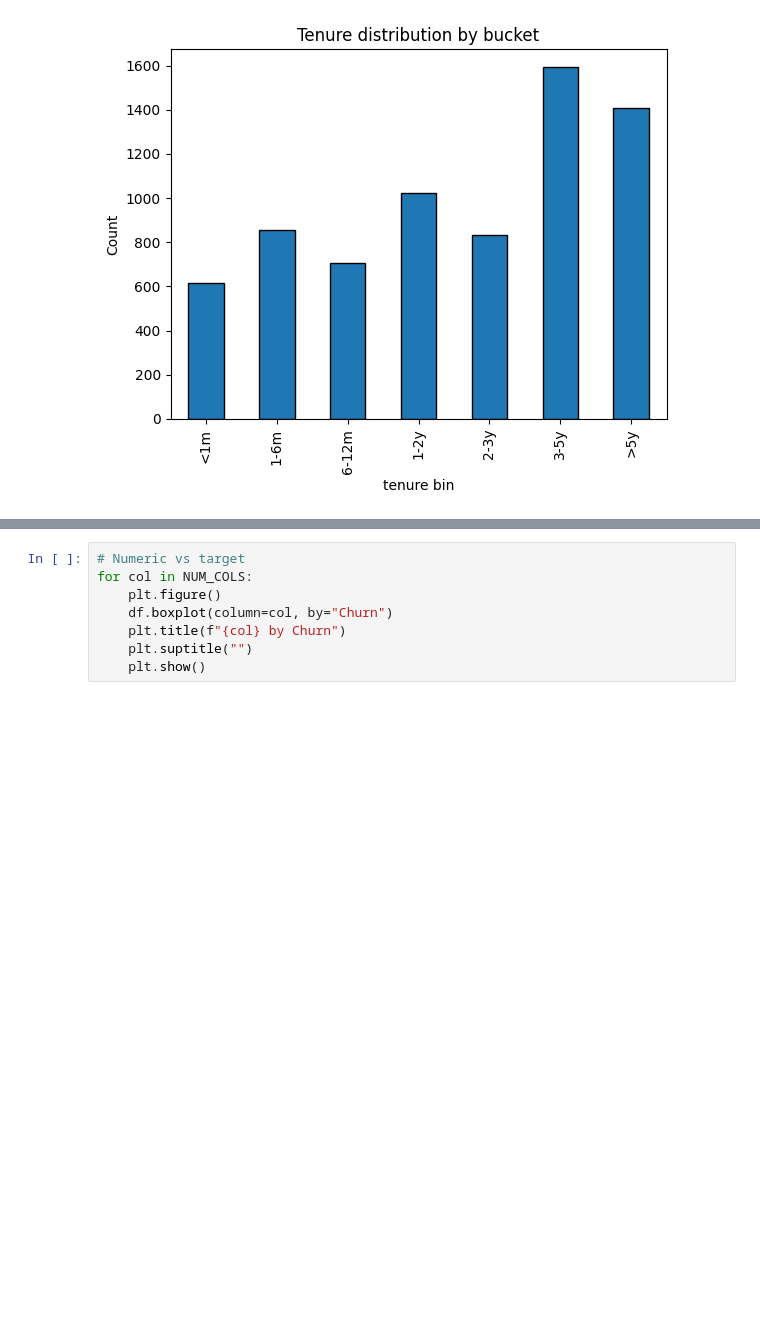
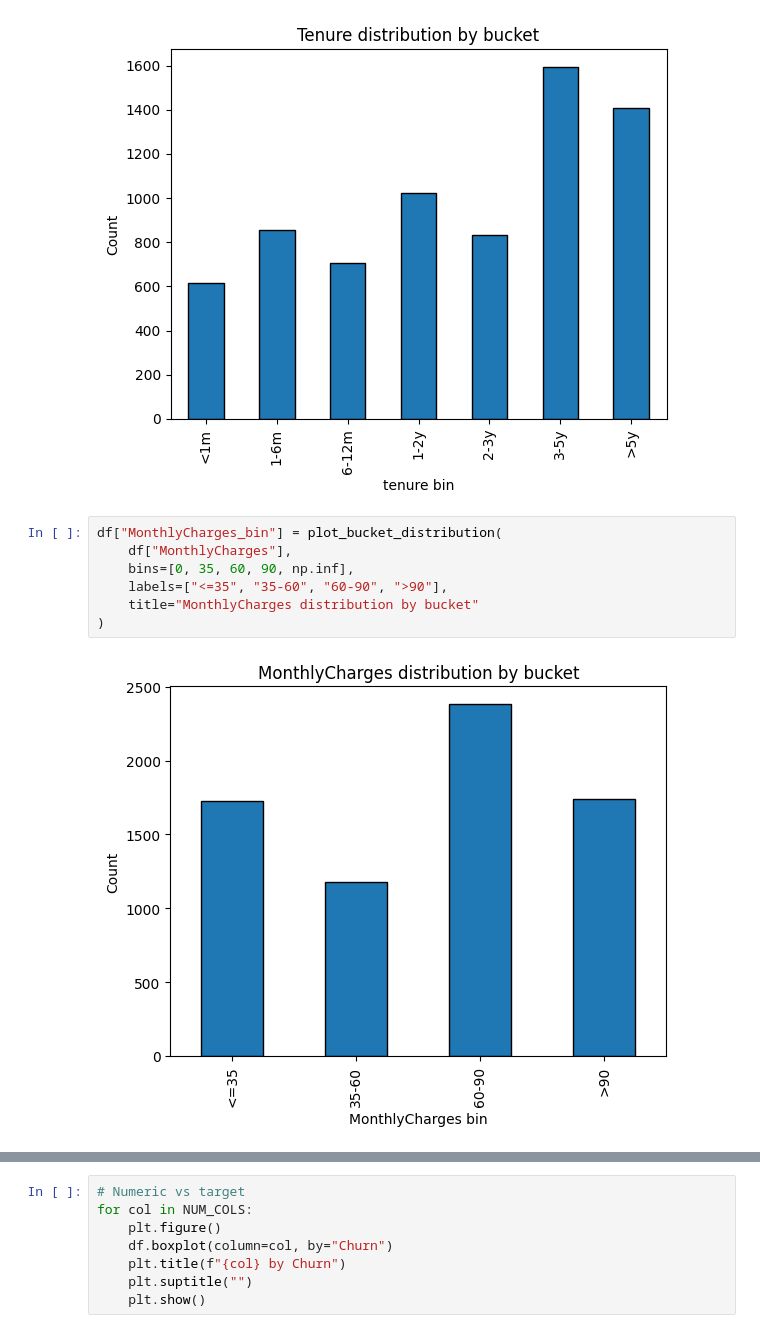
Before and after one commit to sidneipj1/telco_churn_case, a Jupyter notebook: notebooks/00_exploration_telco_churn_case.ipynb, the cells around one changed output, grey strips where cells are left out. Cells and saved outputs as stored; diff of their text form; blank space fills up the shorter version.

```diff
--- a/notebooks/00_exploration_telco_churn_case.ipynb
+++ b/notebooks/00_exploration_telco_churn_case.ipynb
@@ -366,3 +366,12 @@ df["tenure_bin"] = plot_bucket_distribution(
 )
 # %% [output]
 [figure]
+# %%
+df["MonthlyCharges_bin"] = plot_bucket_distribution(
+    df["MonthlyCharges"],
+    bins=[0, 35, 60, 90, np.inf],
+    labels=["<=35", "35-60", "60-90", ">90"],
+    title="MonthlyCharges distribution by bucket"
+)
+# %% [output]
+[figure, added]
```
Also changed, not shown: parts of 7 cells of this notebook.
